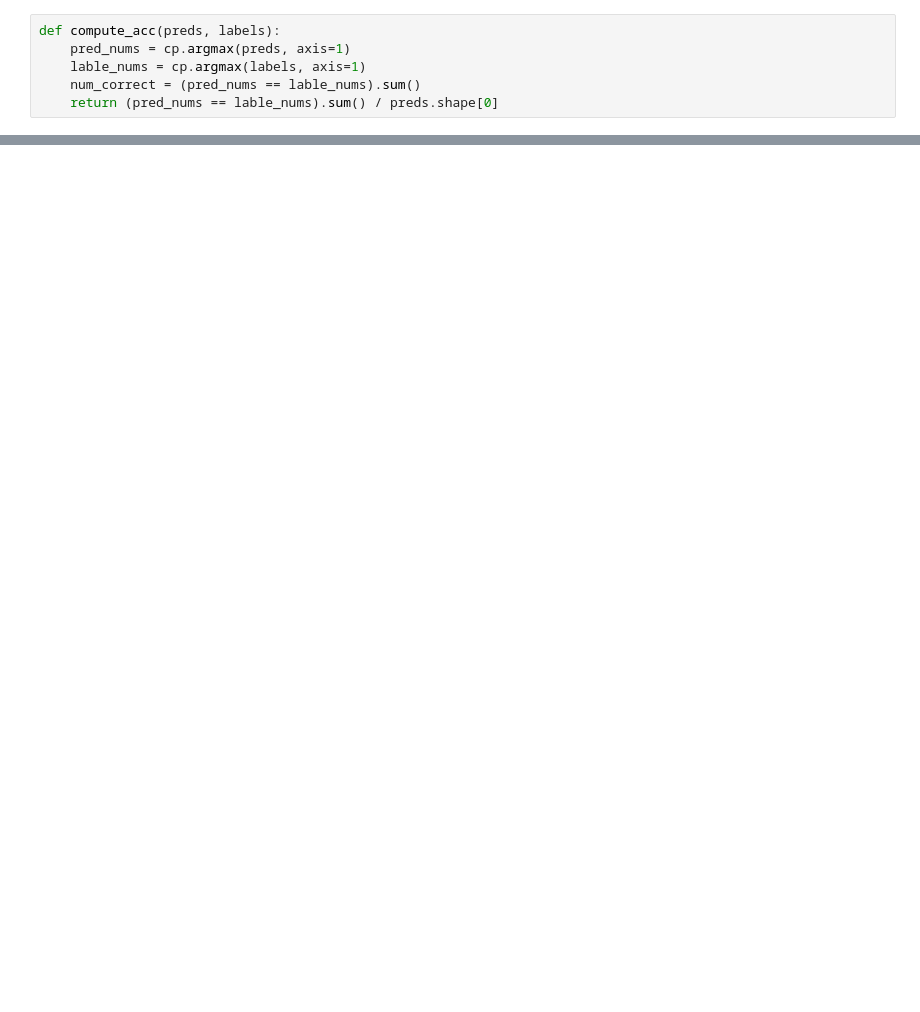
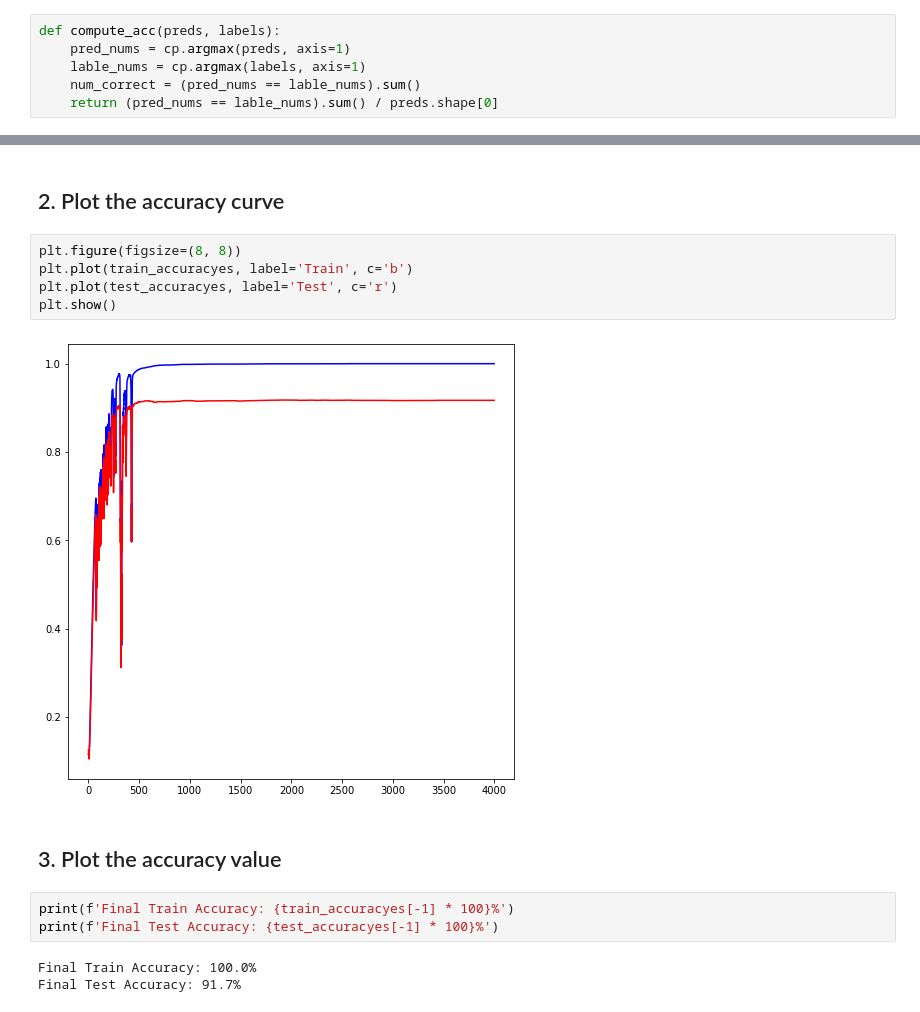
Before and after one commit to wonbeomjang/CAU54161-Machine-learning-class, a Jupyter notebook: Assignment_09/Assignment_09.ipynb, the cells around one changed output, grey strips where cells are left out. Cells and saved outputs as stored; diff of their text form; blank space fills up the shorter version.

```diff
--- a/Assignment_09/Assignment_09.ipynb
+++ b/Assignment_09/Assignment_09.ipynb
@@ -177,0 +198,17 @@ plt.show()
+# %% [markdown]
+## 2. Plot the accuracy curve
+# %%
+plt.figure(figsize=(8, 8))
+plt.plot(train_accuracyes, label='Train', c='b')
+plt.plot(test_accuracyes, label='Test', c='r')
+plt.show()
+# %% [output]
+[figure, added]
+# %% [markdown]
+## 3. Plot the accuracy value
+# %%
+print(f'Final Train Accuracy: {train_accuracyes[-1] * 100}%')
+print(f'Final Test Accuracy: {test_accuracyes[-1] * 100}%')
+# %% [output]
+Final Train Accuracy: 100.0%
+Final Test Accuracy: 91.7%
```
Also changed, not shown: parts of 14 cells of this notebook, 1 other file.
